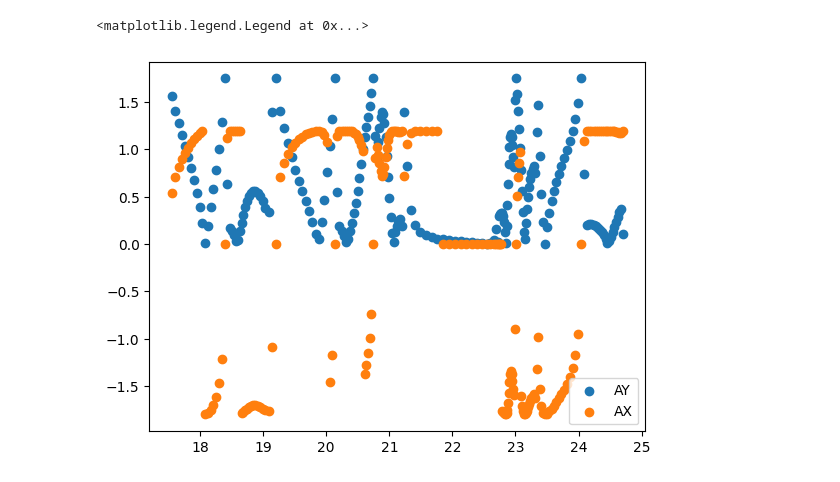
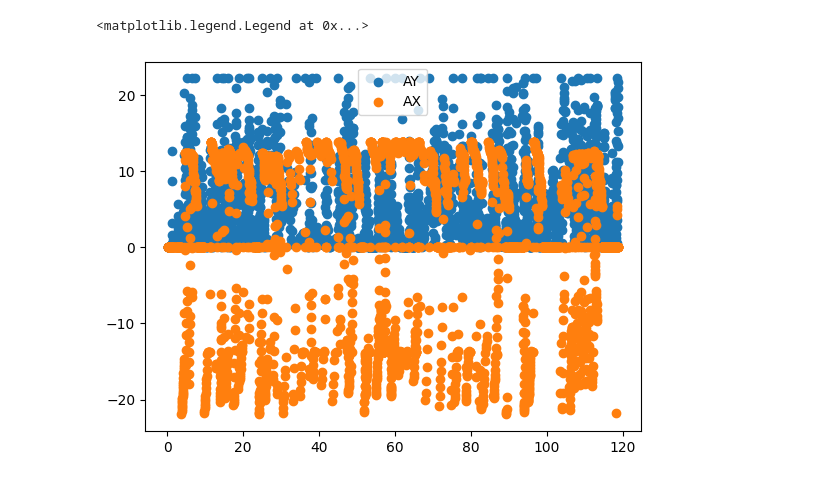
Before and after one commit to LonghornRacingElectric/jomama_lapsim, a Jupyter notebook: results/lapsim_analysis.ipynb, the cells around one changed output. Saved outputs shown, nothing was run; the diff lists cells and outputs as text; code cells hidden in the pictures.

```diff
--- a/results/lapsim_analysis.ipynb
+++ b/results/lapsim_analysis.ipynb
@@ -22,10 +21,10 @@ plt.plot(df3["time"], df3["vel"])
 # %%
-plt.scatter(df3["time"], df3["ay"], label = "AY")
-plt.scatter(df3["time"], df3["ax"], label = "AX")
+plt.scatter(df2["time"], df2["ay"], label = "AY")
+plt.scatter(df2["time"], df2["ax"], label = "AX")
 plt.legend()
 # %% [output]
 <matplotlib.legend.Legend at 0x...>
-[figure, old version]
+[figure, new version]
 # %%
 df = pd.read_csv("autocross_michigan_2019-easy_driver.csv")
 plt.scatter(x=df["x"],y=df["y"], c=df["vel"]/70, cmap="viridis")
```
Also changed, not shown: parts of 8 cells of this notebook, 5 other files.
